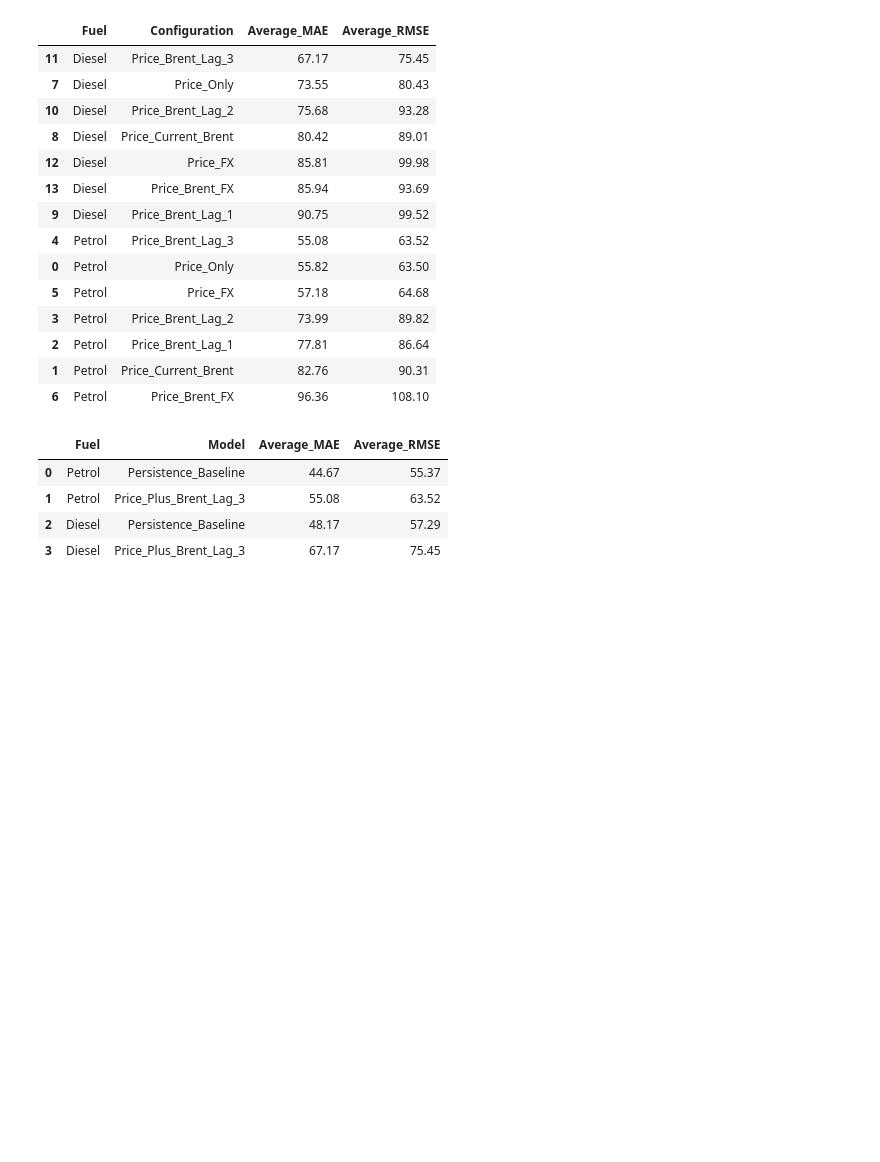
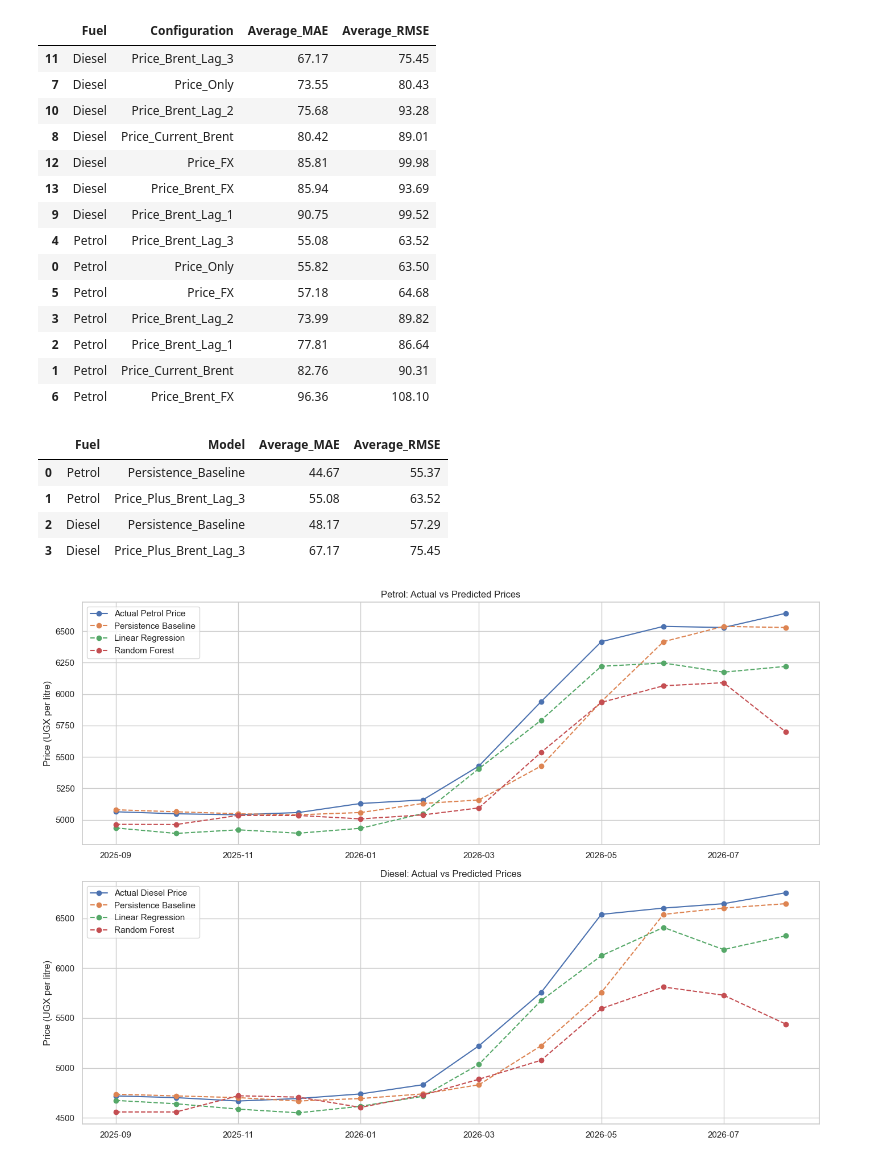
Before and after one commit to amon2100/kampala-fuel-price-predictor, a Jupyter notebook: notebooks/kampala-fuel-price-predictor.ipynb, the cells around one changed output. Saved outputs shown, nothing was run; the diff lists cells and outputs as text; code cells hidden in the pictures; blank space fills up the shorter version.

```diff
--- a/notebooks/kampala-fuel-price-predictor.ipynb
+++ b/notebooks/kampala-fuel-price-predictor.ipynb
@@ -2971,3 +2971,85 @@ display(lag3_comparison_df.round(2))
 | 1 | Petrol | Price_Plus_Brent_Lag_3 | 55.08 | 63.52 |
 | 2 | Diesel | Persistence_Baseline | 48.17 | 57.29 |
 | 3 | Diesel | Price_Plus_Brent_Lag_3 | 67.17 | 75.45 |
+# %%
+# Petrol forecast comparison
+fig, axes = plt.subplots(2, 1, figsize=(14, 10))
+
+# PETROL
+axes[0].plot(
+    petrol_results["Forecast_Origin_Month"],
+    petrol_results["Actual_Price"],
+    marker="o",
+    label="Actual Petrol Price"
+)
+
+axes[0].plot(
+    petrol_results["Forecast_Origin_Month"],
+    petrol_results["Baseline_Prediction"],
+    marker="o",
+    linestyle="--",
+    label="Persistence Baseline"
+)
+
+axes[0].plot(
+    petrol_results["Forecast_Origin_Month"],
+    petrol_results["Linear_Regression"],
+    marker="o",
+    linestyle="--",
+    label="Linear Regression"
+)
+
+axes[0].plot(
+    petrol_results["Forecast_Origin_Month"],
+    petrol_results["Random_Forest"],
+    marker="o",
+    linestyle="--",
+    label="Random Forest"
+)
+
+axes[0].set_title("Petrol: Actual vs Predicted Prices")
+axes[0].set_ylabel("Price (UGX per litre)")
+axes[0].legend()
+axes[0].grid(True)
+
+# DIESEL
+axes[1].plot(
+    diesel_results["Forecast_Origin_Month"],
+    diesel_results["Actual_Price"],
+    marker="o",
+    label="Actual Diesel Price"
+)
+
+axes[1].plot(
+    diesel_results["Forecast_Origin_Month"],
+    diesel_results["Baseline_Prediction"],
+    marker="o",
+    linestyle="--",
+    label="Persistence Baseline"
+)
+
+axes[1].plot(
+    diesel_results["Forecast_Origin_Month"],
+    diesel_results["Linear_Regression"],
+    marker="o",
+    linestyle="--",
+    label="Linear Regression"
+)
+
+axes[1].plot(
+    diesel_results["Forecast_Origin_Month"],
+    diesel_results["Random_Forest"],
+    marker="o",
+    linestyle="--",
+    label="Random Forest"
+)
+
+axes[1].set_title("Diesel: Actual vs Predicted Prices")
+axes[1].set_ylabel("Price (UGX per litre)")
+axes[1].legend()
+axes[1].grid(True)
+
+plt.tight_layout()
+plt.show()
+# %% [output]
+[figure, added]
```
Also changed, not shown: parts of 11 cells of this notebook.
